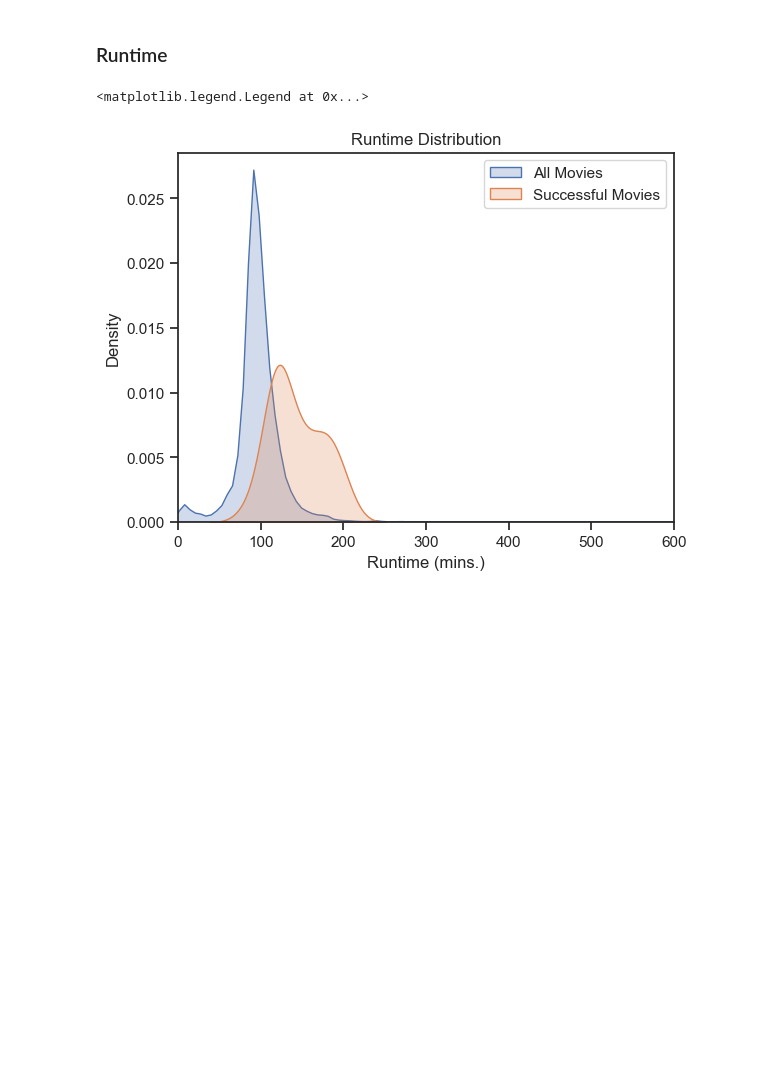
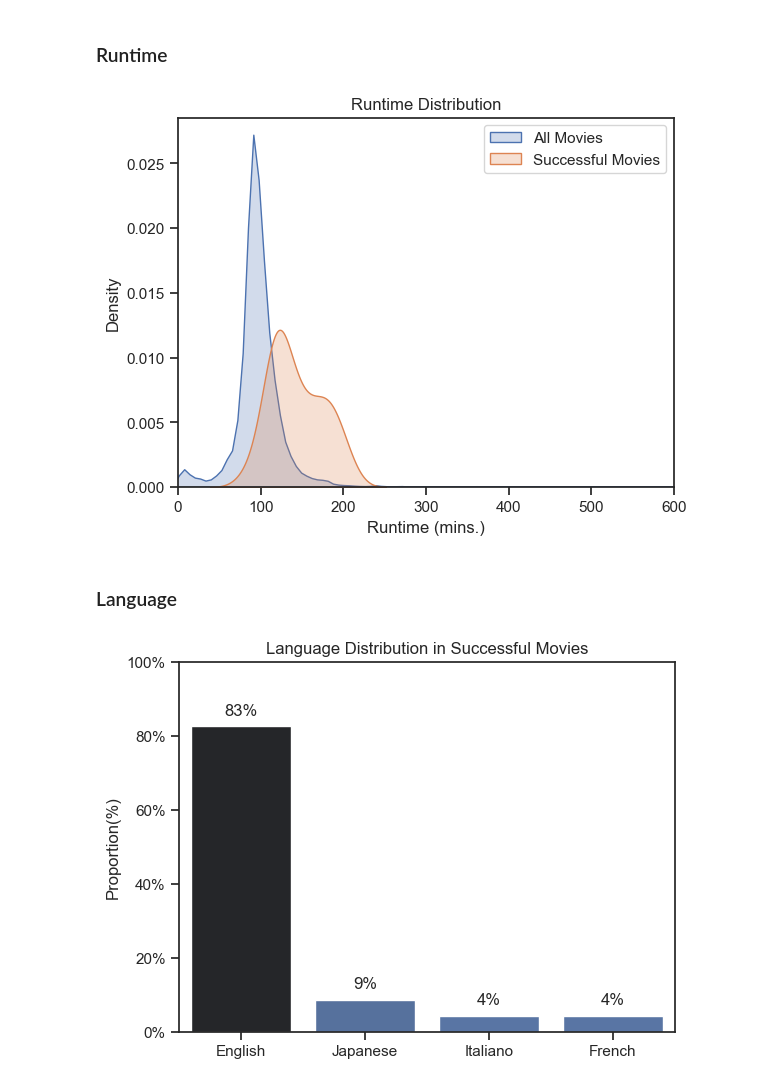
Before and after one commit to Jamil1016/Python_Project_Movie_Analysis, a Jupyter notebook: 1_Analysis/7_Succesful_Movies_Characterestics.ipynb, the cells around one changed output. Drawn from its saved outputs; the diff is of its cells as text; code cells hidden in the pictures; blank space fills up the shorter version.

```diff
--- a/1_Analysis/7_Succesful_Movies_Characterestics.ipynb
+++ b/1_Analysis/7_Succesful_Movies_Characterestics.ipynb
@@ -44,12 +44,12 @@ movies = movies_df[(movies_df['budget'] > 0) & (movies_df['revenue'] > 0)].copy(
 movies['profit'] = movies['revenue'] - movies['budget']
 profit_threshold = movies['profit'].quantile(0.90)
 
-succesful_movies = movies[(movies['profit'] > profit_threshold) & (movies['vote_average'] >= 8.0) & (movies['vote_count'] >= 1000)]
+successful_movies = movies[(movies['profit'] > profit_threshold) & (movies['vote_average'] >= 8.0) & (movies['vote_count'] >= 1000)]
 # %% [markdown]
 ### Genres
 # %%
-genres_explode = succesful_movies.explode('genres')
-movie_count = len(succesful_movies)
+genres_explode = successful_movies.explode('genres')
+movie_count = len(successful_movies)
 genres_count = genres_explode['genres'].value_counts().reset_index()
 genres_count['perc'] = genres_count['count']/movie_count * 100
 
@@ -84,11 +84,46 @@ plt.show()
 movies_runtime = movies_df[movies_df['runtime'] > 0 ]
 
 sns.kdeplot(movies_runtime['runtime'], label='All Movies', fill=True)
-sns.kdeplot(succesful_movies['runtime'], label='Successful Movies', fill=True)
+sns.kdeplot(successful_movies['runtime'], label='Successful Movies', fill=True)
 plt.title('Runtime Distribution')
 plt.xlabel('Runtime (mins.)')
 plt.xlim(0,600)
 plt.legend()
+plt.show()
 # %% [output]
-<matplotlib.legend.Legend at 0x...>
 [figure]
+# %% [markdown]
+### Language
+# %%
+successfull_languages = successful_movies['original_language'].value_counts(normalize= True).reset_index(name= 'proportion')
+successfull_languages['proportion'] = successfull_languages['proportion'] * 100
+
+language = {'en':'English', 'ja':'Japanese', 'it':'Italiano', 'fr':'French'}
+successfull_languages['original_language'] = successfull_languages['original_language'].map(language)
+
+sns.set_theme(style= 'ticks')
+sns.barplot(
+    data= successfull_languages
+    ,x= 'original_language'
+    ,y='proportion'
+    ,hue= 'proportion'
+    ,palette= 'dark:b_r'
+    ,legend= False
+)
+ax= plt.gca()
+
+ax.set_xlabel('')
+ax.set_ylabel('Proportion(%)')
+ax.set_title('Language Distribution in Successful Movies')
+ax.set_ylim(0,100)
+ax.yaxis.set_major_formatter(plt.FuncFormatter(lambda x,i : f'{x:.0f}%'))
+for i,value in enumerate(successfull_languages['proportion']):
+    ax.text(
+        x= i
+        ,y= value + 3
+        ,s= f'{value:.0f}%'
+        ,ha= 'center'
+    )
+plt.show()
+# %% [output]
+[figure, added]
```
Also changed, not shown: parts of 5 cells of this notebook, 3 other files.
